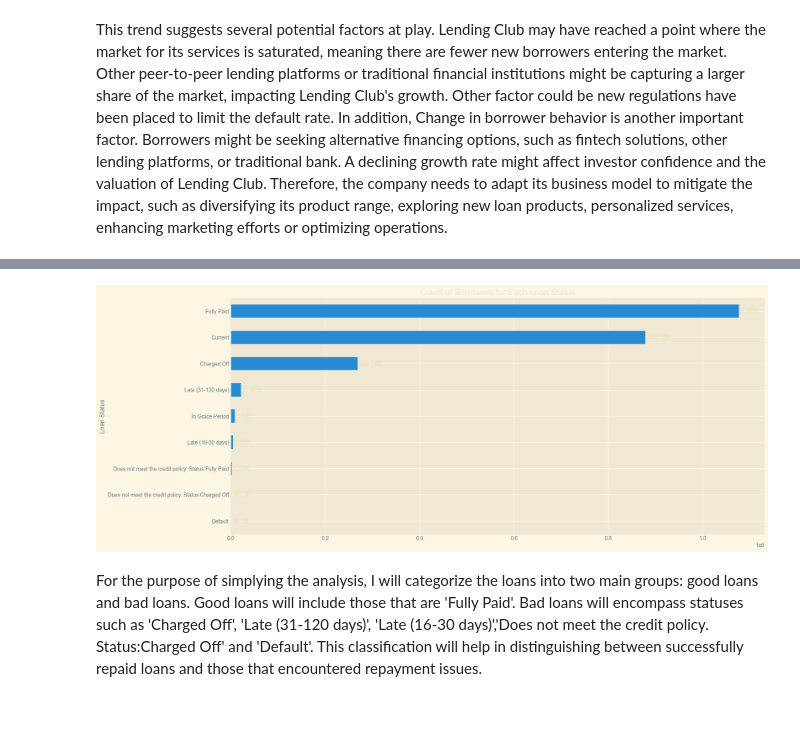
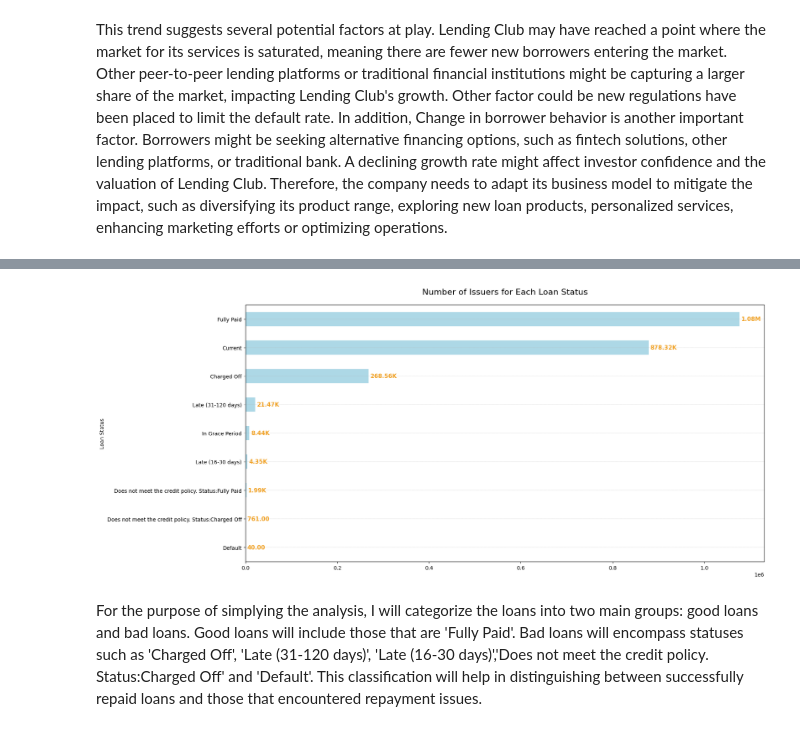
Before and after one commit to songthao1610/Loan-Default-Modelling-, a Jupyter notebook: EDA.ipynb, the cells around one changed output, grey strips where cells are left out. Saved outputs shown, nothing was run; the diff lists cells and outputs as text; code cells hidden in the pictures.

```diff
--- a/EDA.ipynb
+++ b/EDA.ipynb
@@ -131,21 +148,47 @@ def format_func(num):
 # %%
 # Count occurrences of each loan status
 status_counts = full_df['loan_status'].value_counts().sort_values()
 
-# Plot horizontal bar chart
-plt.figure(figsize = (18,8))
-ax = status_counts.plot(kind='barh')
+# Set up the plot with a specified figure size
+plt.figure(figsize=(18, 8))
 
-# Label the last four bars because their values are too small to be easily visible.
-ax.bar_label(ax.containers[0], fmt = format_func, fontsize=12, padding=3, color = '#F5DEB3')
+# Create a horizontal bar chart of loan statuses
+ax = status_counts.plot(kind='barh', color='lightblue')
 
+# Label the bars in the chart,
+ax.bar_label(
+    ax.containers[0],
+    fmt=format_func,
+    fontsize=11,
+    fontweight='bold',
+    padding=3,
+    color='#f1a226'
+)
 
+# Set the x-axis label (empty in this case)
 ax.set_xlabel('')
+
+# Set the y-axis label
 ax.set_ylabel('Loan Status')
-ax.set_title('Count of Borrowers for Each Loan Status')
+
+# Set the title of the chart with specified font properties and padding
+ax.set_title(
+    'Number of Issuers for Each Loan Status',
+    fontdict={'fontsize': 16, 'fontfamily': 'sans-serif'},
+    pad=20
+)
+# Add grid lines
+plt.grid(
+    True,
+    axis='y',
+    linestyle='--',
+    linewidth=0.3
+)
+# Display the plot
+plt.tight_layout()
 plt.show()
 # %% [output]
-[figure, old version]
+[figure, new version]
 # %% [markdown]
 For the purpose of simplying the analysis, I will categorize the loans into two main groups: good loans and bad loans. Good loans will include those that are 'Fully Paid'. Bad loans will encompass statuses such as 'Charged Off', 'Late (31-120 days)', 'Late (16-30 days)','Does not meet the credit policy. Status:Charged Off' and 'Default'. This classification will help in distinguishing between successfully repaid loans and those that encountered repayment issues.
 # %%
```
Also changed, not shown: parts of 47 cells of this notebook.
